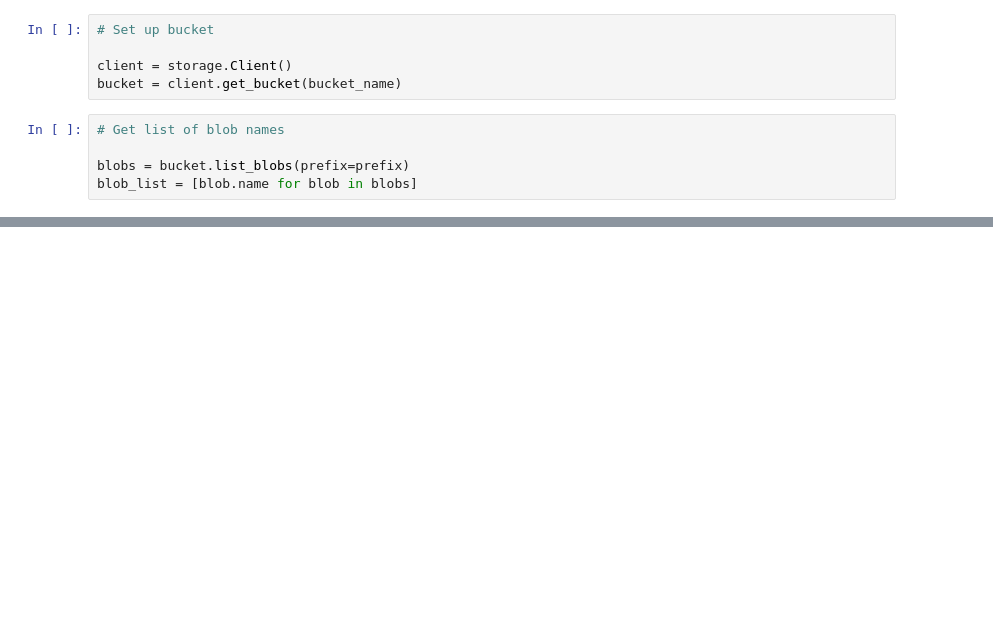
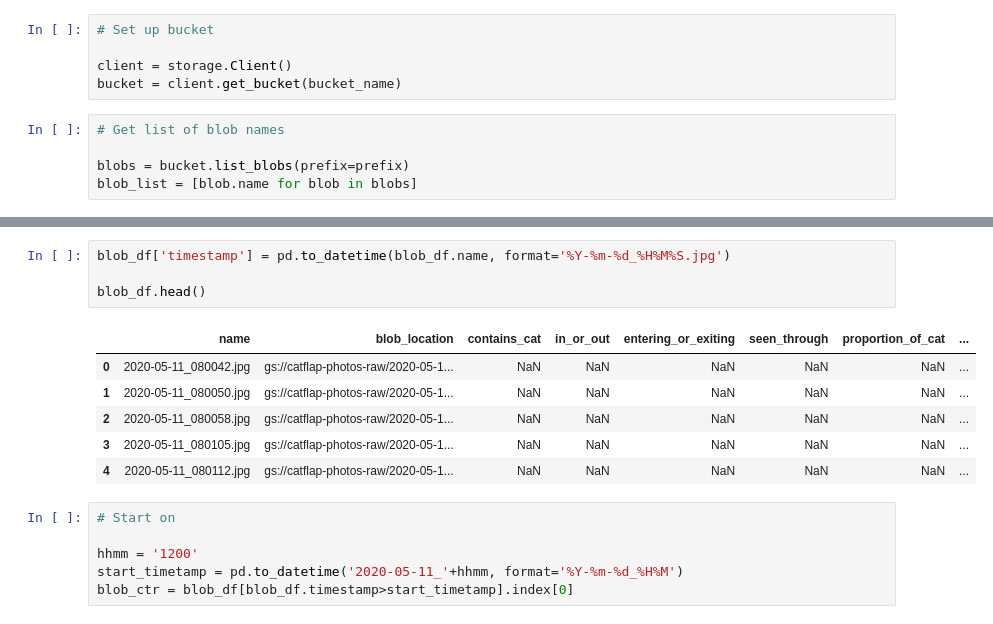
Before and after one commit to oliparson/cat-detection, a Jupyter notebook: notebooks/viewer_for_labelling.ipynb, the cells around one changed output, grey strips where cells are left out. Cells and saved outputs as stored; diff of their text form; blank space fills up the shorter version.

```diff
--- a/notebooks/viewer_for_labelling.ipynb
+++ b/notebooks/viewer_for_labelling.ipynb
@@ -44,3 +49,20 @@ blob_ctr = 0
+# %%
+blob_df['timestamp'] = pd.to_datetime(blob_df.name, format='%Y-%m-%d_%H%M%S.jpg')
+
+blob_df.head()
+# %% [output]
+|  | name | blob_location | contains_cat | in_or_out | entering_or_exiting | seen_through | proportion_of_cat | ... |
+| 0 | 2020-05-11_080042.jpg | gs://catflap-photos-raw/2020-05-1... | NaN | NaN | NaN | NaN | NaN | ... |
+| 1 | 2020-05-11_080050.jpg | gs://catflap-photos-raw/2020-05-1... | NaN | NaN | NaN | NaN | NaN | ... |
+| 2 | 2020-05-11_080058.jpg | gs://catflap-photos-raw/2020-05-1... | NaN | NaN | NaN | NaN | NaN | ... |
+| 3 | 2020-05-11_080105.jpg | gs://catflap-photos-raw/2020-05-1... | NaN | NaN | NaN | NaN | NaN | ... |
+| 4 | 2020-05-11_080112.jpg | gs://catflap-photos-raw/2020-05-1... | NaN | NaN | NaN | NaN | NaN | ... |
+# %%
+# Start on
+
+hhmm = '1200'
+start_timetamp = pd.to_datetime('2020-05-11_'+hhmm, format='%Y-%m-%d_%H%M')
+blob_ctr = blob_df[blob_df.timestamp>start_timetamp].index[0]
 # %%
 # Show next image
 
```
Also changed, not shown: parts of 5 cells of this notebook.
